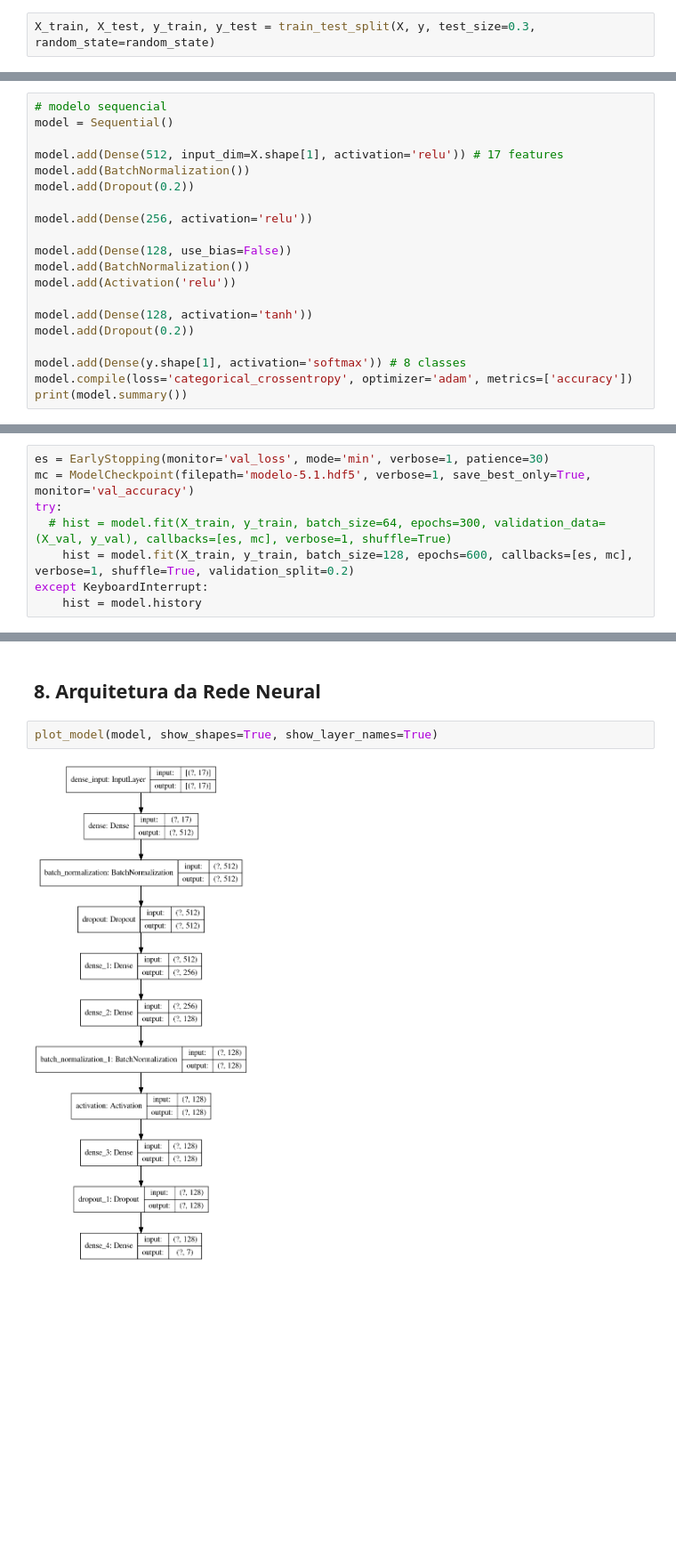
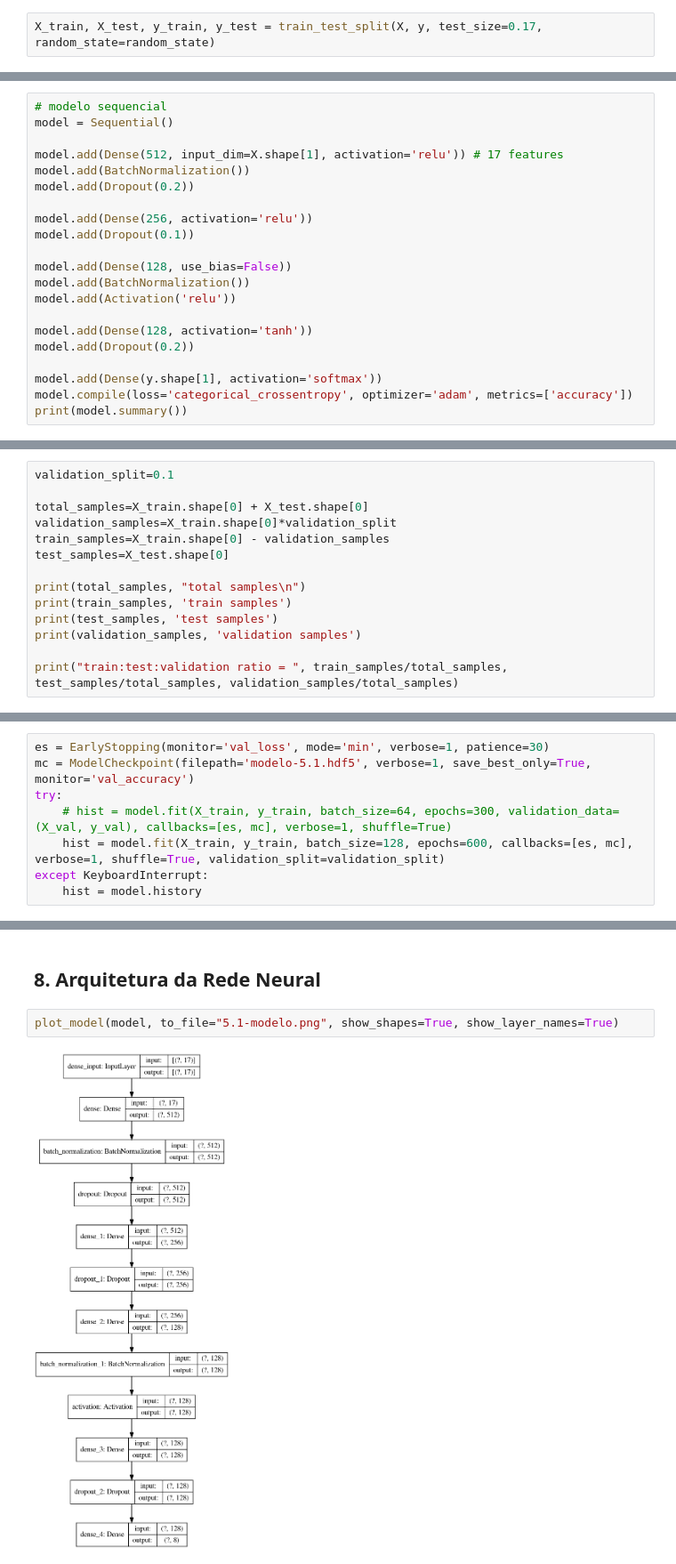
Before and after one commit to fiapIA/deeplearning_11IA, a Jupyter notebook: 5.1-obrigatorio-final.ipynb, the cells around one changed output, grey strips where cells are left out. Shown at 89% size. Cells and saved outputs as stored; diff of their text form; blank space fills up the shorter version.

```diff
--- a/5.1-obrigatorio-final.ipynb
+++ b/5.1-obrigatorio-final.ipynb
@@ -130,7 +143,7 @@ y.head()
 # #  Dos 85% de [treino + teste] separo em validação (0.1765*0.85 = 15% do total) e treino (70%)
 #X_train, X_val, y_train, y_val = train_test_split(X_train_val, y_train_val, test_size=0.1765, random_state=random_state)
 # %%
-X_train, X_test, y_train, y_test = train_test_split(X, y, test_size=0.3, random_state=random_state)
+X_train, X_test, y_train, y_test = train_test_split(X, y, test_size=0.17, random_state=random_state)
 # %% [markdown]
 ## 5. Modelo
 # %%
@@ -142,6 +155,7 @@ model.add(BatchNormalization())
 model.add(Dropout(0.2))
 
 model.add(Dense(256, activation='relu'))
+model.add(Dropout(0.1))
 
 model.add(Dense(128, use_bias=False))
 model.add(BatchNormalization())
@@ -150,7 +164,7 @@ model.add(Activation('relu'))
 model.add(Dense(128, activation='tanh'))
 model.add(Dropout(0.2))
 
-model.add(Dense(y.shape[1], activation='softmax')) # 8 classes
+model.add(Dense(y.shape[1], activation='softmax'))
 model.compile(loss='categorical_crossentropy', optimizer='adam', metrics=['accuracy'])
 print(model.summary())
 # %% [output]
@@ -173,3 +187,17 @@ _________________________________________________________________
 None
 # %% [markdown]
 ## 6. Treinamento
+# %%
+validation_split=0.1
+
+total_samples=X_train.shape[0] + X_test.shape[0]
+validation_samples=X_train.shape[0]*validation_split
+train_samples=X_train.shape[0] - validation_samples
+test_samples=X_test.shape[0]
+
+print(total_samples, "total samples\n")
+print(train_samples, 'train samples')
+print(test_samples, 'test samples')
+print(validation_samples, 'validation samples')
+
+print("train:test:validation ratio = ", train_samples/total_samples, test_samples/total_samples, validation_samples/total_samples)
@@ -177,8 +212,8 @@ None
 es = EarlyStopping(monitor='val_loss', mode='min', verbose=1, patience=30)
 mc = ModelCheckpoint(filepath='modelo-5.1.hdf5', verbose=1, save_best_only=True, monitor='val_accuracy')
 try:
-  # hist = model.fit(X_train, y_train, batch_size=64, epochs=300, validation_data=(X_val, y_val), callbacks=[es, mc], verbose=1, shuffle=True)
-    hist = model.fit(X_train, y_train, batch_size=128, epochs=600, callbacks=[es, mc], verbose=1, shuffle=True, validation_split=0.2)
+    # hist = model.fit(X_train, y_train, batch_size=64, epochs=300, validation_data=(X_val, y_val), callbacks=[es, mc], verbose=1, shuffle=True)
+    hist = model.fit(X_train, y_train, batch_size=128, epochs=600, callbacks=[es, mc], verbose=1, shuffle=True, validation_split=validation_split)
 except KeyboardInterrupt:
     hist = model.history
 # %% [output]
@@ -223,6 +258,6 @@ plt.show()
 # %% [markdown]
 ## 8. Arquitetura da Rede Neural
 # %%
-plot_model(model, show_shapes=True, show_layer_names=True)
+plot_model(model, to_file="5.1-modelo.png", show_shapes=True, show_layer_names=True)
 # %% [output]
-[figure, old version]
+[figure, new version]
```
Also changed, not shown: parts of 9 cells of this notebook, 3 other files.
